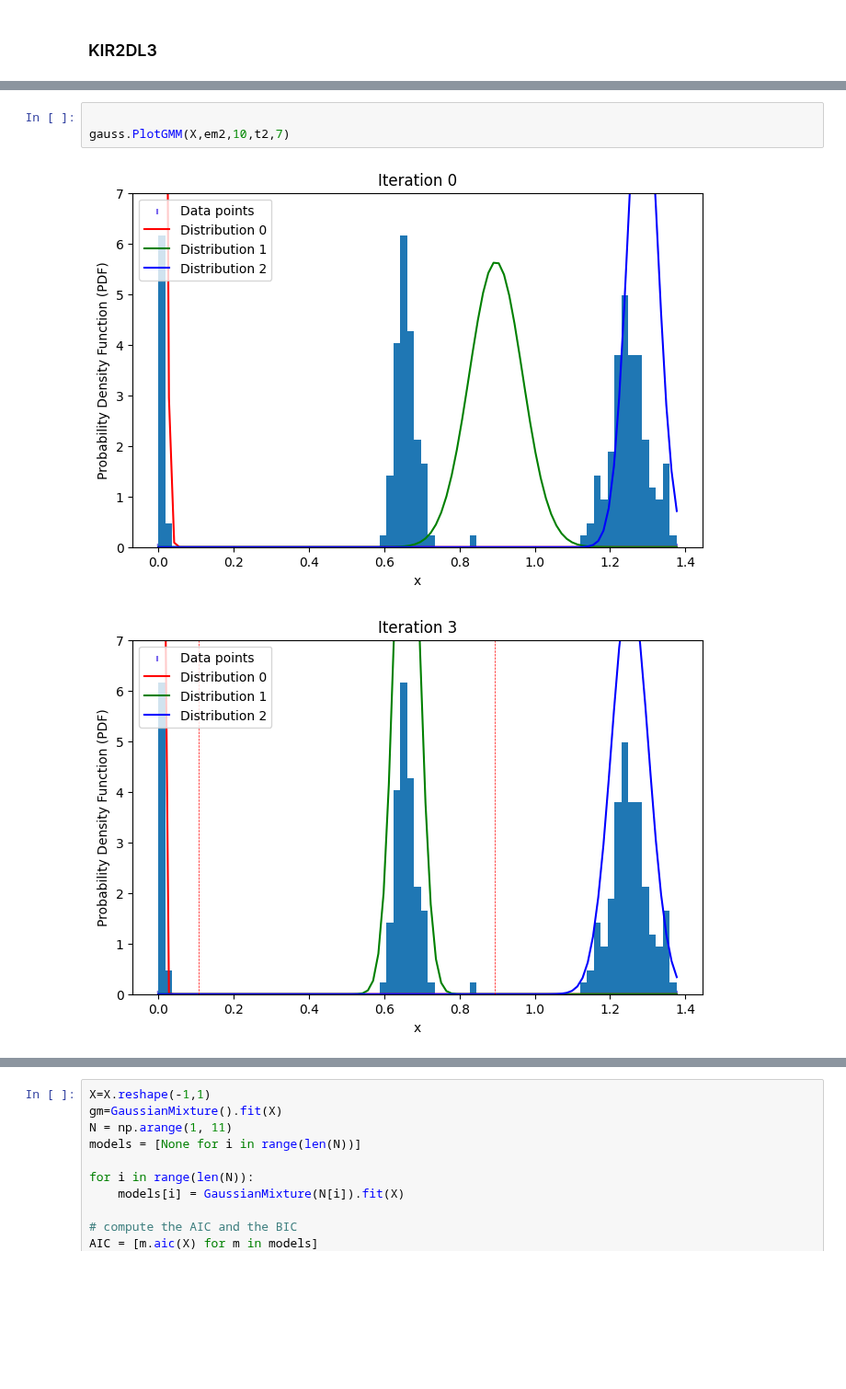
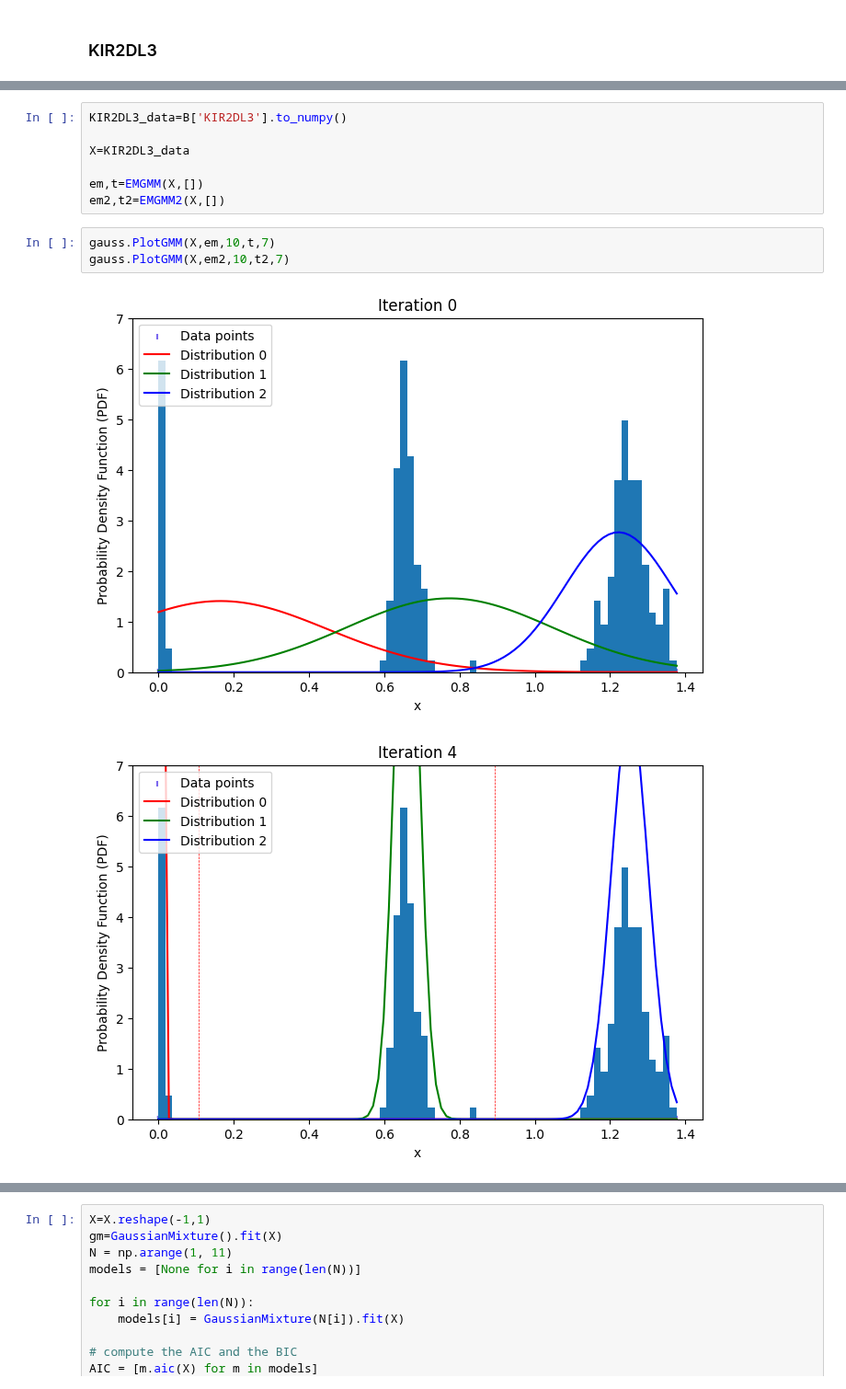
Before and after one commit to devitahalim/scie30001-project, a Jupyter notebook: notebooks/KIRdataExample.ipynb, the cells around one changed output, grey strips where cells are left out. Shown at 92% size. Cells and saved outputs as stored; diff of their text form; blank space fills up the shorter version.

```diff
--- a/notebooks/KIRdataExample.ipynb
+++ b/notebooks/KIRdataExample.ipynb
@@ -44,6 +23,13 @@ em2,t2=EMGMM2(X,[])
+# %%
+KIR2DL3_data=B['KIR2DL3'].to_numpy()
+
+X=KIR2DL3_data
+
+em,t=EMGMM(X,[])
+em2,t2=EMGMM2(X,[])
 # %%
-
+gauss.PlotGMM(X,em,10,t,7)
 gauss.PlotGMM(X,em2,10,t2,7)
 # %% [output]
-[figure, old version]
+[figure, new version]
 [figure]
```
Also changed, not shown: parts of 17 cells of this notebook, 1 other file.
